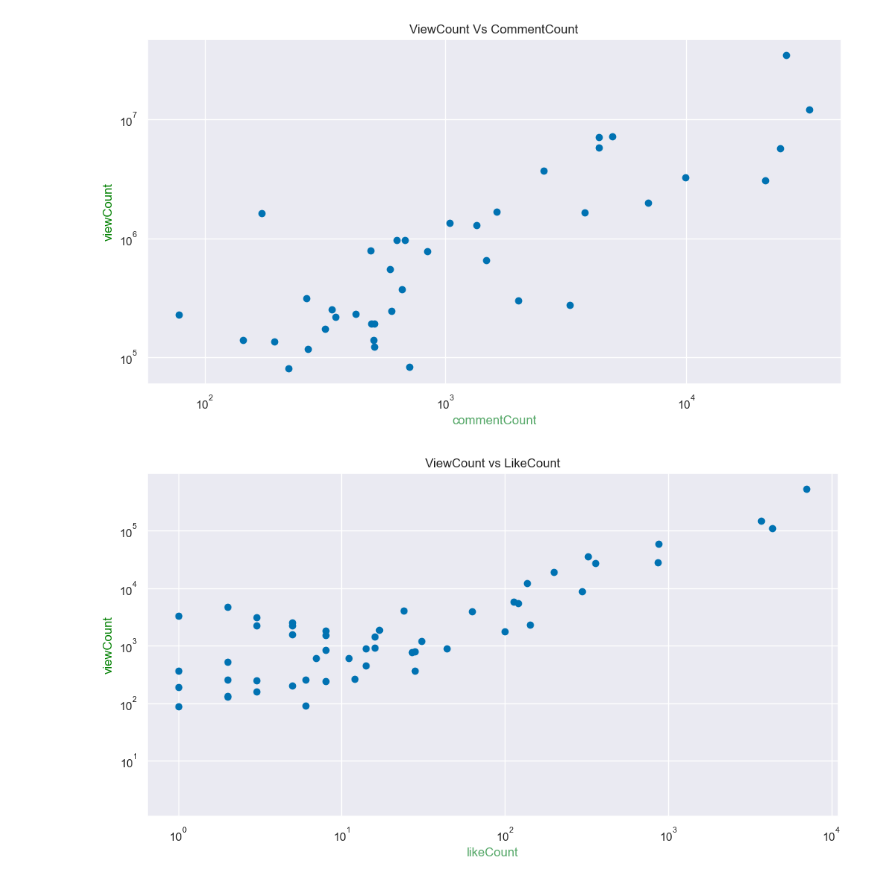
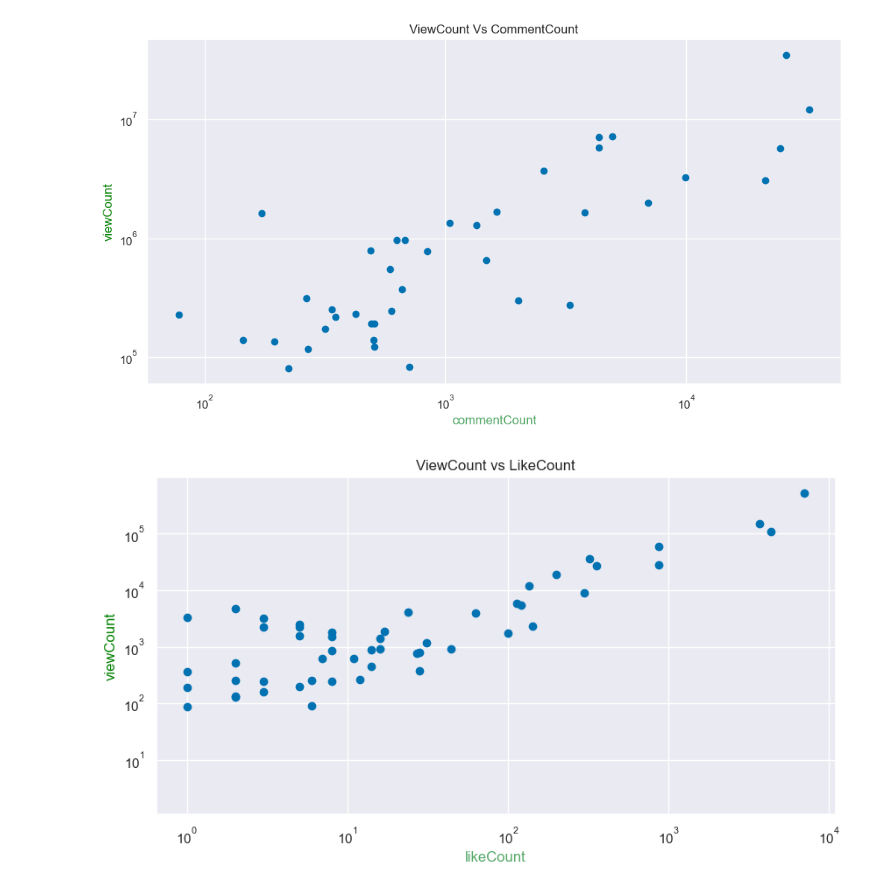
Before and after one commit to Kelvs95/DSM_CAPSTONE_PROJECT, a Jupyter notebook: Capstone_1.ipynb, the cells around one changed output. Drawn from its saved outputs; the diff is of its cells as text; code cells hidden in the pictures.

```diff
--- a/Capstone_1.ipynb
+++ b/Capstone_1.ipynb
@@ -286,14 +286,14 @@ plt.show()
 # %% [output]
 [figure]
 # %%
-plt.figure(figsize=(12,6))
+plt.figure(figsize=(10,5))
 plt.scatter(US_data['likeCount'], US_data['viewCount'])
 plt.xscale("log")
 plt.yscale('log')
 plt.style.use('seaborn-v0_8-colorblind')
 plt.title("ViewCount vs LikeCount")
 plt.ylabel("viewCount", color= "Green")
 plt.xlabel("likeCount", color= "g")
 plt.show()
 # %% [output]
-[figure, old version]
+[figure, new version]
```
Also changed, not shown: parts of 1 cell of this notebook.
